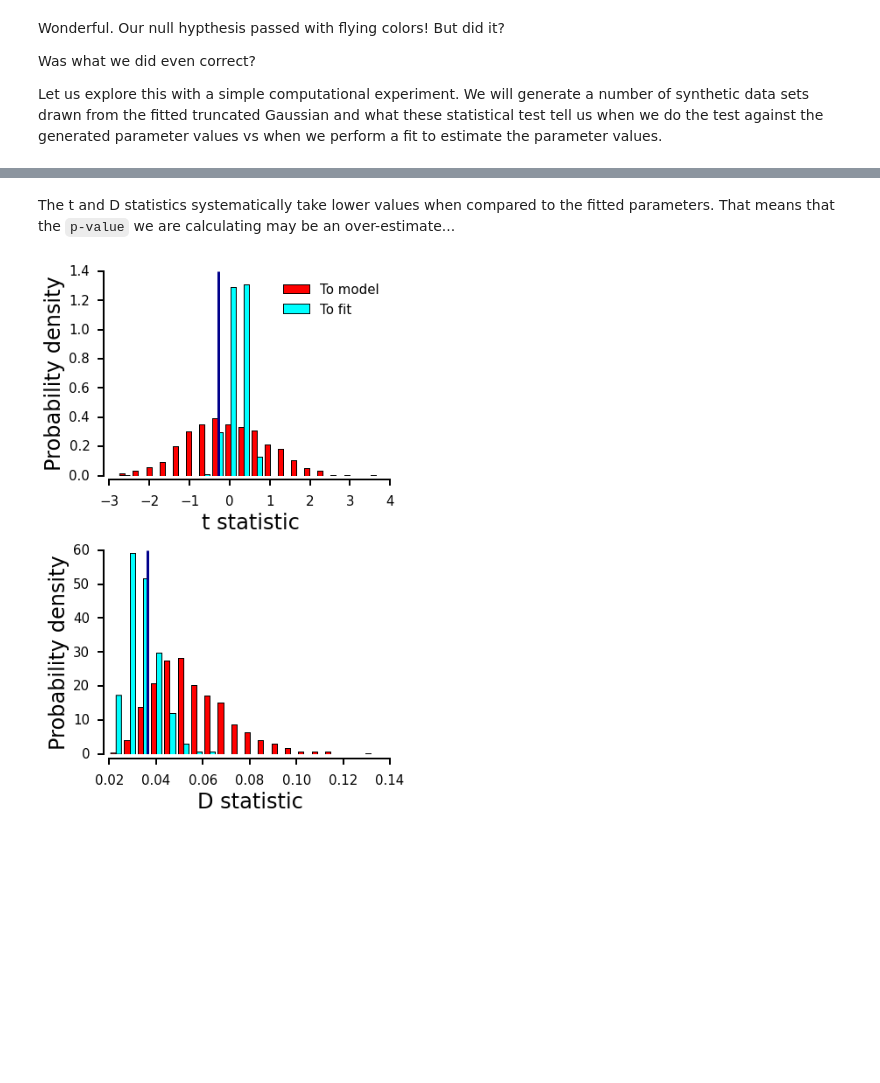
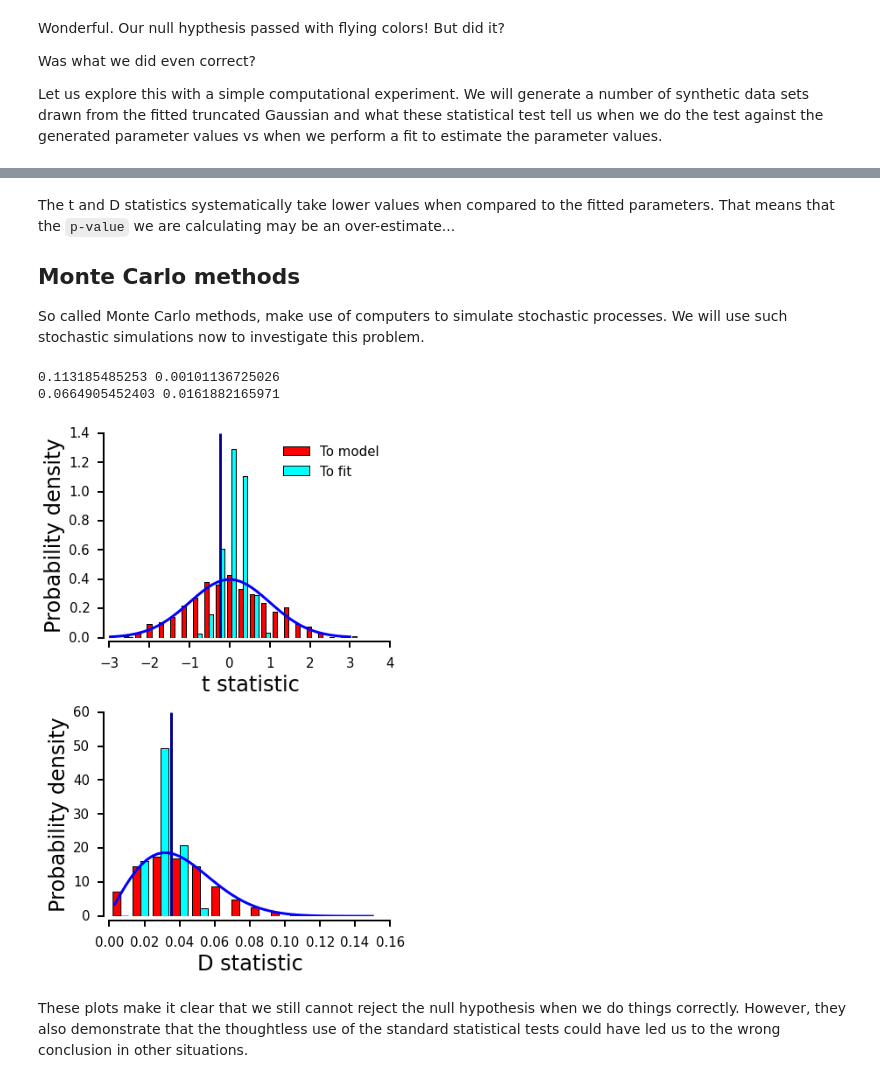
Before and after one commit to amarallab/Introduction-to-Python-Programming-and-Data-Science, a Jupyter notebook: Lessons/Day7_am2_More_stats_w_Python.ipynb, the cells around one changed output, grey strips where cells are left out. Drawn from its saved outputs; the diff is of its cells as text; code cells hidden in the pictures; blank space fills up the shorter version.

```diff
--- a/Lessons/Day7_am2_More_stats_w_Python.ipynb
+++ b/Lessons/Day7_am2_More_stats_w_Python.ipynb
@@ -267,0 +276,6 @@ Fitted sigma:  0.322
+# %%
+def truncated_normal(x, mu, sigma):
+    a = -100
+    b = (4.0 - mu) / sigma
+
+    return stat.truncnorm.cdf(x, a, b, mu, sigma)
@@ -388,5 +421,9 @@ KS 1 sample test for fit:       D = 0.028791    p = 0.989403
 # %% [markdown]
 The t and D statistics systematically take lower values when compared to the fitted parameters.  That means that the `p-value` we are calculating may be an over-estimate...
+
+## Monte Carlo methods
+
+So called Monte Carlo methods, make use of computers to simulate stochastic processes. We will use such stochastic simulations now to investigate this problem.
 # %%
 # Write your code here
 
@@ -406,11 +443,12 @@ for run in range(N_repetitions):
         cumulative.append((i+1) / len(xv))
 
     # Fit truncated Gaussian
-    popt, pcov = curve_fit(stat.truncnorm.cdf, xv, cumulative, p0 = [a_model, b_model, mu_model, sig_model])
-    a_fit = popt[0]
-    b_fit = popt[1]
-    mu_fit = popt[2]
-    sig_fit = popt[3]
+    popt, pcov = curve_fit(truncated_normal, xv, cumulative, p0 = [3.7, 0.3])
+
+    mu_fit = popt[0]
+    sig_fit = popt[1]
+    a_fit = -100
+    b_fit = (4.0 - mu_fit) / sig_fit
 
     # Obtain value of t-statistic
     popmean = stat.truncnorm.stats(a_model, b_model, mu_model, sig_model, moments = 'm')
@@ -422,35 +460,62 @@ for run in range(N_repetitions):
     t_statistic_fit.append(t)
 
     # Obtain value of D-statistic
-    D, p = stat.kstest(xv, stat.truncnorm.cdf, args = (a_model, b_model, mu_model, sig_model))
+    D, p = stat.kstest(xv, stat.truncnorm.cdf, args = (a_model, b_model, mu_model, sig_model), alternative = 'greater')
     D_statistic.append(D)
 
-    D, p = stat.kstest(xv, stat.truncnorm.cdf, args = (a_fit, b_fit, mu_fit, sig_fit))
+    D, p = stat.kstest(xv, stat.truncnorm.cdf, args = (a_fit, b_fit, mu_fit, sig_fit), alternative = 'greater')
     D_statistic_fit.append(D)
+# %%
+print(max(D_statistic), min(D_statistic))
+print(max(D_statistic_fit), min(D_statistic_fit))
+# %% [output]
+0.113185485253 0.00101136725026
+0.0664905452403 0.0161882165971
 # %%
 fig = plt.figure( figsize = (6, 9) )
 my_font_size = 15
 
 sub1 = fig.add_subplot(2,1,1)
 sub2 = fig.add_subplot(2,1,2)
 
 half_frame(sub1, "t statistic", "Probability density", font_size = my_font_size)
 half_frame(sub2, "D statistic", "Probability density", font_size = my_font_size)
 
-sub1.hist([t_statistic, t_statistic_fit], bins = 20, normed = 1, color = ['r', 'cyan'], histtype = 'bar',
+sub1.hist([t_statistic, t_statistic_fit], bins = 21, normed = 1, color = ['r', 'cyan'], histtype = 'bar',
          label = ['To model', 'To fit'], cumulative = False)
 
-sub2.hist([D_statistic, D_statistic_fit], bins = 20, normed = 1, color = ['r', 'cyan'], histtype = 'bar',
+sub2.hist([D_statistic, D_statistic_fit], bins = 10, normed = 1, color = ['r', 'cyan'], histtype = 'bar',
          cumulative = False)
 
+popt, pcov = curve_fit(truncated_normal, xv, cumulative, p0 = [3.7, 0.3])
+
+mu_fit = popt[0]
+sig_fit = popt[1]
+a_fit = -100
+b_fit = (4.0 - mu_fit) / sig_fit
+
+#
+# Plot Student's t distribution for validation
+#
+xt = np.linspace(-3, 3, 50)
+df = len(gpa) - 1
+sub1.plot(xt, stat.t.pdf(xt, df), lw = 3)
 sub1.vlines(t_data, 0, 1.4, lw = 3, color = 'darkblue')
+
+#
+# Plot KS distribution for validation
+#
+xD = np.linspace(0, 0.15, 50)
+sub2.plot(xD, stat.ksone.pdf(xD, len(gpa)), lw = 3)
 sub2.vlines(D_data, 0, 60, lw = 3, color = 'darkblue')
 
 
 # Format legend
 sub1.legend(loc = "best", frameon = False, markerscale = 1.8, fontsize = my_font_size)
 
 plt.tight_layout()
 plt.show()
 # %% [output]
-[figure, old version]
+[figure, new version]
+# %% [markdown]
+These plots make it clear that we still cannot reject the null hypothesis when we do things correctly.  However, they also demonstrate that the thoughtless use of the standard statistical tests could have led us to the wrong conclusion in other situations.
```
Also changed, not shown: parts of 9 cells of this notebook.
